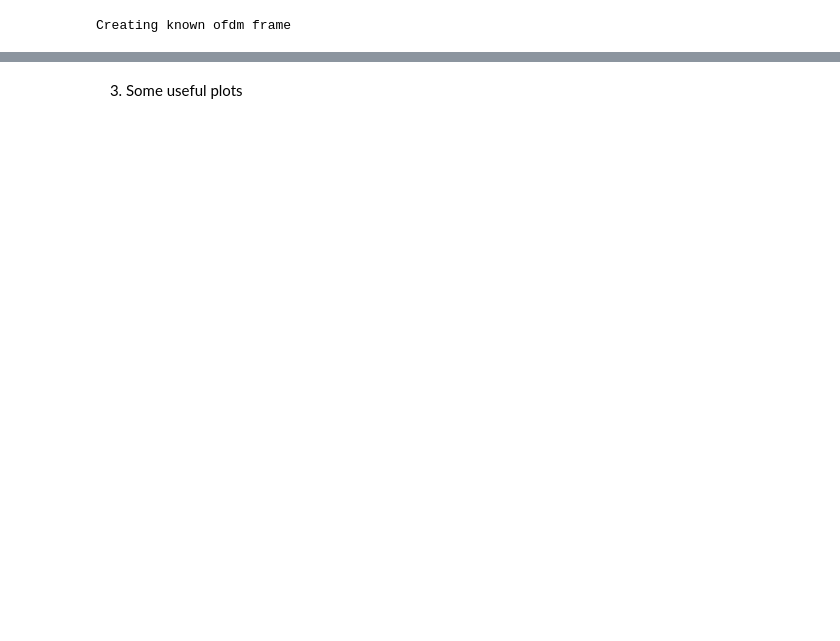
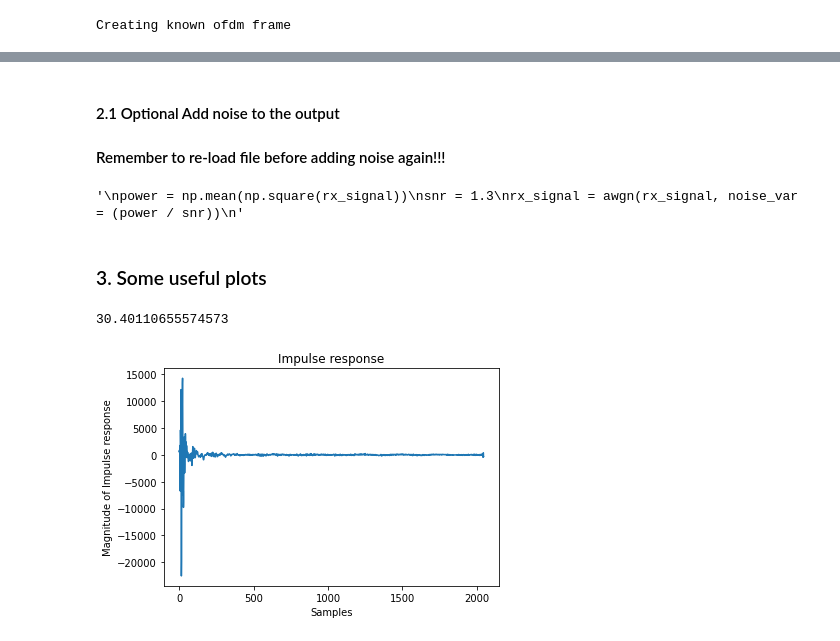
Before and after one commit to JingbiaoMei/Cambridge-Blue-Noise, a Jupyter notebook: Final_decode.ipynb, the cells around one changed output, grey strips where cells are left out. Drawn from its saved outputs; the diff is of its cells as text; code cells hidden in the pictures; blank space fills up the shorter version.

```diff
--- a/Final_decode.ipynb
+++ b/Final_decode.ipynb
@@ -27,4 +23,29 @@ rx_signal = np.convolve(tx_signal, channel)
+# %% [markdown]
+#### 2.1 Optional  Add noise to the output
+
+#### Remember to re-load file before adding noise again!!!
+# %%
+'''
+power = np.mean(np.square(rx_signal))
+snr = 1.3
+rx_signal = awgn(rx_signal, noise_var = (power / snr))
+'''
+# %% [output]
+'\npower = np.mean(np.square(rx_signal))\nsnr = 1.3\nrx_signal = awgn(rx_signal, noise_var = (power / snr))\n'
 # %% [markdown]
-3. Some useful plots
+### 3. Some useful plots
+# %%
+#rx_convolution_1, rx_convolution_2, peak_start, peak_end = matched_filter(rx_signal, inv_ch, ch)
+offset = 20
+freq_response, imp_response, rx_known_frames = channel_estimate(rx_signal, peak_start, known_frames, offset)
+# %%
+plt.title('Impulse response')
+plt.xlabel('Samples')
+plt.plot(imp_response - np.average(imp_response))
+plt.ylabel('Magnitude of Impulse response')
+print(impulse_score(imp_response))
+# %% [output]
+30.40110655574573
+[figure, added]
 # %%
 rx_convolution_1, rx_convolution_2, peak_start, peak_end = matched_filter(rx_signal, inv_ch, ch)
```
Also changed, not shown: parts of 17 cells of this notebook, 11 other files.
